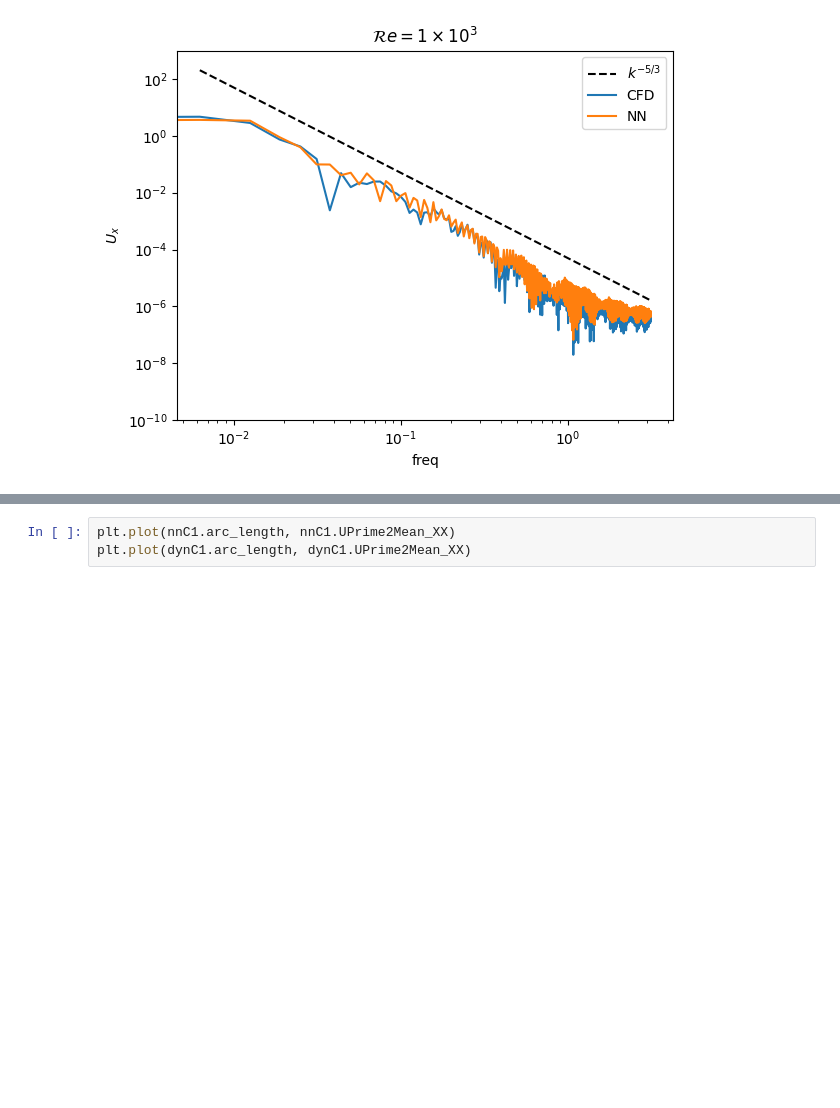
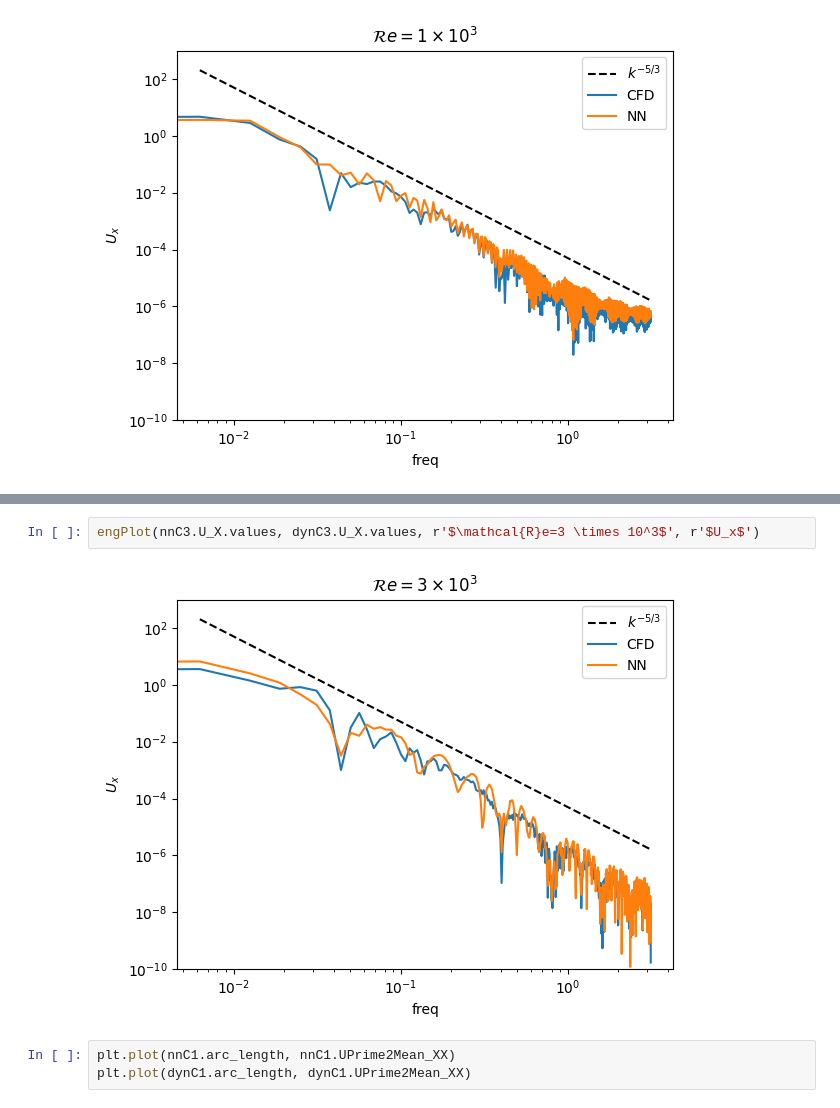
Before and after one commit to halimarefat/torchFOAM, a Jupyter notebook: Analysis/StreamwiseVelPlot.ipynb, the cells around one changed output, grey strips where cells are left out. Drawn from its saved outputs; the diff is of its cells as text; blank space fills up the shorter version.

```diff
--- a/Analysis/StreamwiseVelPlot.ipynb
+++ b/Analysis/StreamwiseVelPlot.ipynb
@@ -358,3 +362,7 @@ engPlot(nnC1.U_X.values, dynC1.U_X.values, r'$\mathcal{R}e=1 \times 10^3$', r'$U
+# %%
+engPlot(nnC3.U_X.values, dynC3.U_X.values, r'$\mathcal{R}e=3 \times 10^3$', r'$U_x$')
+# %% [output]
+[figure, added]
 # %%
 plt.plot(nnC1.arc_length, nnC1.UPrime2Mean_XX)
 plt.plot(dynC1.arc_length, dynC1.UPrime2Mean_XX)
```
Also changed, not shown: parts of 1 cell of this notebook.
